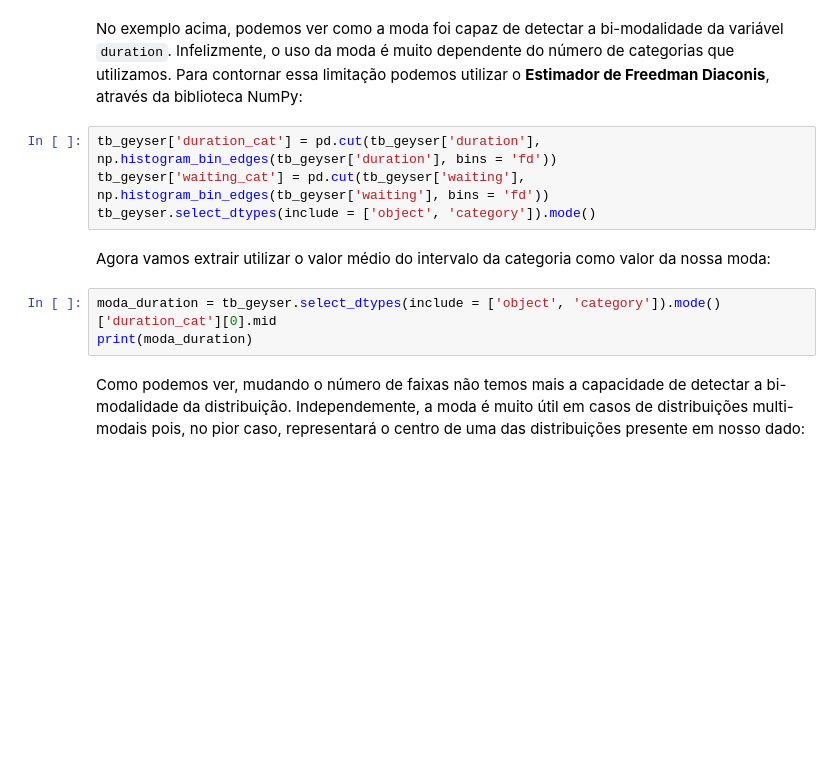
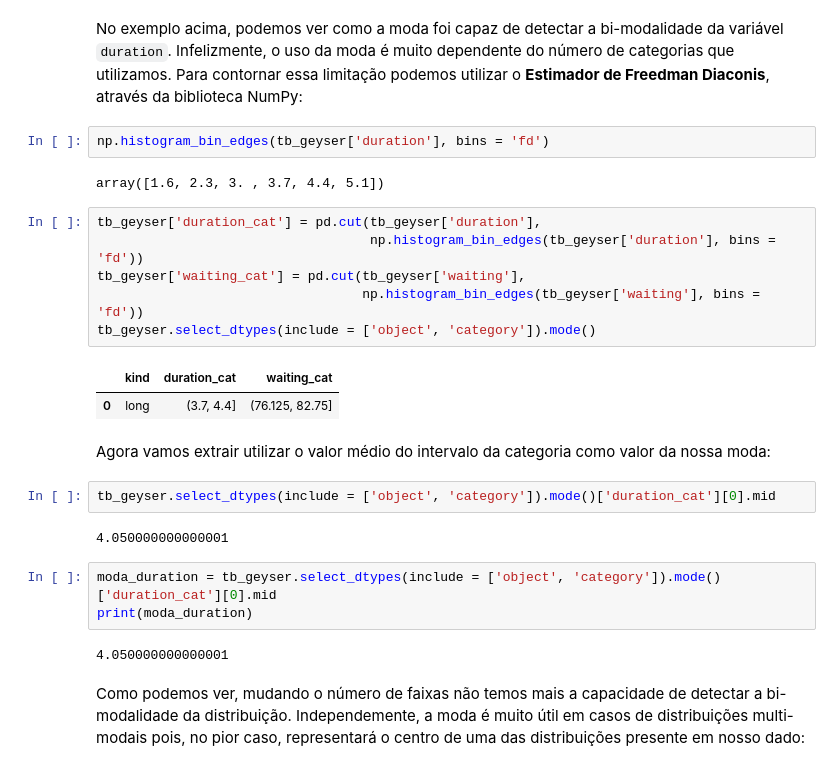
Before and after one commit to pedroteche-ih/79_PT_JUN2022, a Jupyter notebook: aulas/79 DA PT JUN-2022 Estatísticas Descritivas.ipynb, the cells around one changed output. Drawn from its saved outputs; the diff is of its cells as text; blank space fills up the shorter version.

```diff
--- a/aulas/79 DA PT JUN-2022 Estatísticas Descritivas.ipynb
+++ b/aulas/79 DA PT JUN-2022 Estatísticas Descritivas.ipynb
@@ -254,14 +424,29 @@ tb_geyser.select_dtypes(include = ['object', 'category']).mode()
 # %% [markdown]
 No exemplo acima, podemos ver como a moda foi capaz de detectar a bi-modalidade da variável `duration`. Infelizmente, o uso da moda é muito dependente do número de categorias que utilizamos. Para contornar essa limitação podemos utilizar o **Estimador de Freedman Diaconis**, através da biblioteca NumPy:
+# %%
+np.histogram_bin_edges(tb_geyser['duration'], bins = 'fd')
+# %% [output]
+array([1.6, 2.3, 3. , 3.7, 4.4, 5.1])
 # %%
-tb_geyser['duration_cat'] = pd.cut(tb_geyser['duration'], np.histogram_bin_edges(tb_geyser['duration'], bins = 'fd'))
-tb_geyser['waiting_cat'] = pd.cut(tb_geyser['waiting'], np.histogram_bin_edges(tb_geyser['waiting'], bins = 'fd'))
+tb_geyser['duration_cat'] = pd.cut(tb_geyser['duration'],
+                                   np.histogram_bin_edges(tb_geyser['duration'], bins = 'fd'))
+tb_geyser['waiting_cat'] = pd.cut(tb_geyser['waiting'],
+                                  np.histogram_bin_edges(tb_geyser['waiting'], bins = 'fd'))
 tb_geyser.select_dtypes(include = ['object', 'category']).mode()
+# %% [output]
+|  | kind | duration_cat | waiting_cat |
+| 0 | long | (3.7, 4.4] | (76.125, 82.75] |
 # %% [markdown]
 Agora vamos extrair utilizar o valor médio do intervalo da categoria como valor da nossa moda:
+# %%
+tb_geyser.select_dtypes(include = ['object', 'category']).mode()['duration_cat'][0].mid
+# %% [output]
+4.050000000000001
 # %%
 moda_duration = tb_geyser.select_dtypes(include = ['object', 'category']).mode()['duration_cat'][0].mid
 print(moda_duration)
+# %% [output]
+4.050000000000001
 # %% [markdown]
 Como podemos ver, mudando o número de faixas não temos mais a capacidade de detectar a bi-modalidade da distribuição. Independemente, a moda é muito útil em casos de distribuições multi-modais pois, no pior caso, representará o centro de uma das distribuições presente em nosso dado:
 # %%
```
Also changed, not shown: parts of 66 cells of this notebook, 2 other files.
